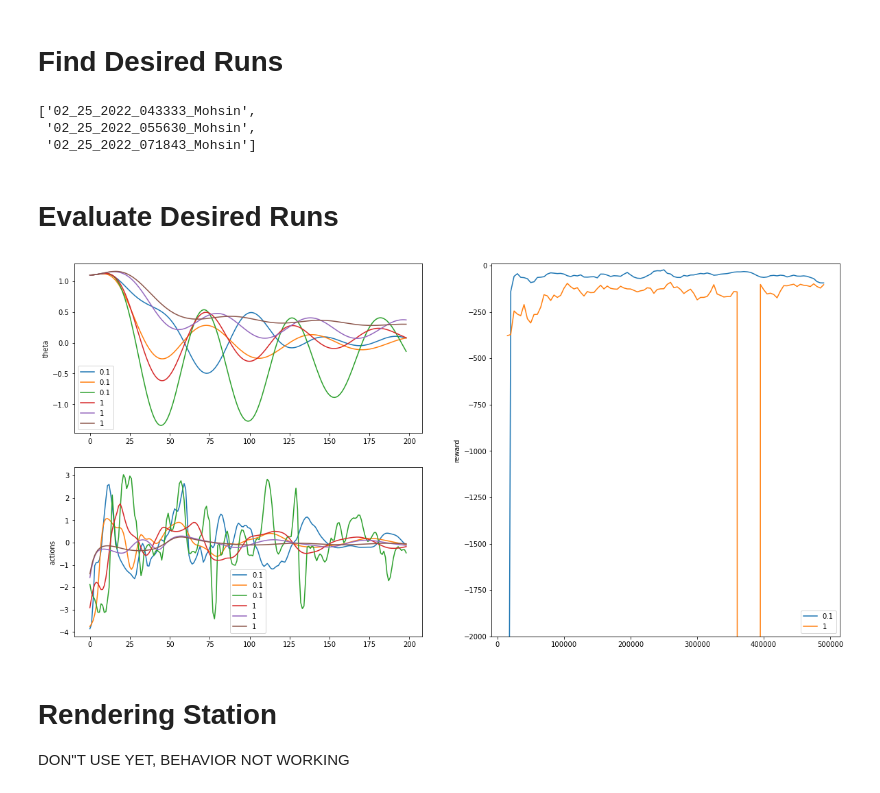
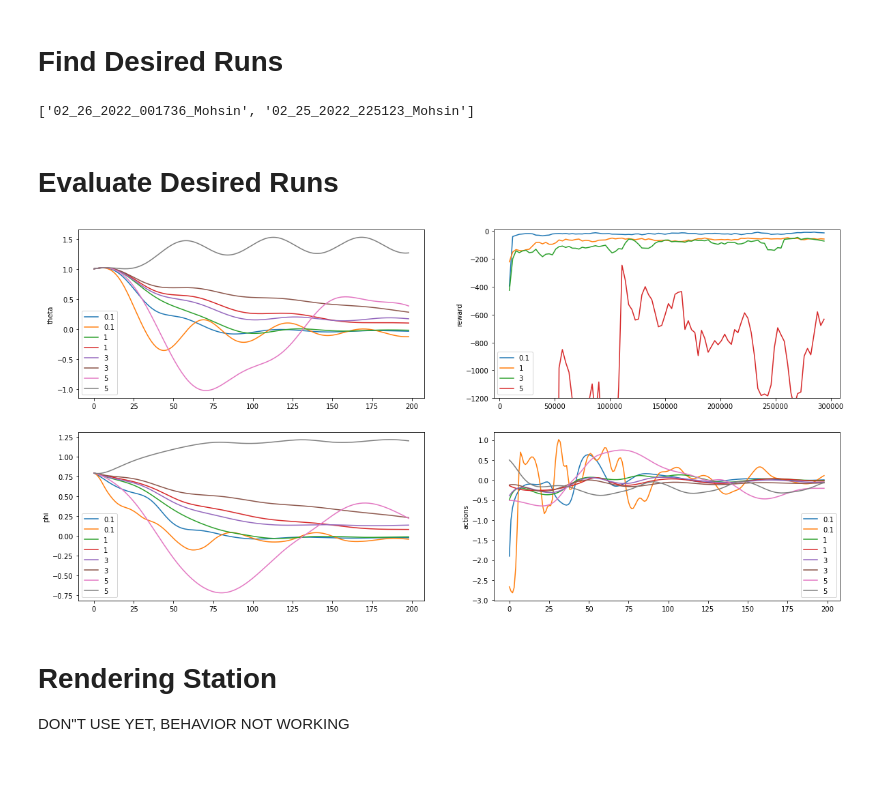
Before and after one commit to mohsinsarwari/RL_Path_Planning, a Jupyter notebook: cheap_control/evaluation.ipynb, the cells around one changed output. Drawn from its saved outputs; the diff is of its cells as text; code cells hidden in the pictures.

```diff
--- a/cheap_control/evaluation.ipynb
+++ b/cheap_control/evaluation.ipynb
@@ -29,7 +29,7 @@ def look_through_folders():
 # %%
 def check(params, trial_id):
     match = bool(1
-        and params.id == 6
+        and params.id == 7
         and params.trial_id == trial_id
         and params.envs.manipulator.cost_func == 1
         #and params.eps == 1
@@ -48,11 +48,9 @@ def filt(check, trial_id):
             if check(params, trial_id):
                 matches.append(folder)
     return matches
-filt(check, 1)
+filt(check, 0)
 # %% [output]
-['02_25_2022_043333_Mohsin',
- '02_25_2022_055630_Mohsin',
- '02_25_2022_071843_Mohsin']
+['02_26_2022_001736_Mohsin', '02_25_2022_225123_Mohsin']
 # %% [markdown]
 # Evaluate Desired Runs
 # %%
@@ -67,7 +65,7 @@ def plot_eval():
         with open(os.path.join(os.path.join("./Runs", runs[0]), "params.pkl"), 'rb') as f:
             params = pickle.load(f)
         for folder in runs:
-            results = run_eval.evaluate(folder, init=[1.1, 1, 0, 0])
+            results = run_eval.evaluate(folder, init=[1, 0.8, 0.1, -0.1])
             tb = results["manipulator"]["mean_reward"]
             tb_times = tb[0]
             tb_rew = [a[0] for a in tb[1]]
@@ -75,6 +73,7 @@ def plot_eval():
             rew.append(tb_rew)
 
             theta = results["manipulator"]["thetas"]
+            phi = results["manipulator"]["phis"]
             actions = results["manipulator"]["actions"]
 
             #plt.subplot(122)
@@ -84,38 +83,43 @@ def plot_eval():
             plt.subplot(221)
             plt.plot(theta, label=str(params[label]))
             plt.subplot(223)
+            plt.plot(phi, label=str(params[label]))
+            plt.subplot(224)
             plt.plot(actions, label=str(params[label]))
 
         rew_avg = np.mean(rew, axis=0)
         n=5
         tb_smoothed = np.cumsum(rew_avg, dtype=float)
         tb_smoothed[n:] = tb_smoothed[n:] - tb_smoothed[:-n]
         tb_smoothed =  tb_smoothed[n - 1:] / n
 
-        plt.subplot(122)
+        plt.subplot(222)
         plt.plot(tb_times[(n//2):-(n//2)], tb_smoothed, label=str(params[label]))
         #plt.plot(tb_times, rew_avg, label=str(params[label]))
 
         trial_id += 1
         runs = filt(check, trial_id)
 
 
 
-    plt.subplot(122)
-    plt.ylim([-2000, 10])
+    plt.subplot(222)
+    plt.ylim([-1200, 10])
     plt.ylabel("reward")
     plt.legend()
     plt.subplot(221)
     plt.ylabel("theta")
     plt.legend()
     plt.subplot(223)
+    plt.ylabel("phi")
+    plt.legend()
+    plt.subplot(224)
     plt.ylabel("actions")
     plt.legend()
     plt.show()
 
 plot_eval()
 # %% [output]
-[figure, old version]
+[figure, new version]
 # %% [markdown]
 # Rendering Station
 
```
Also changed, not shown: 5 other files.
